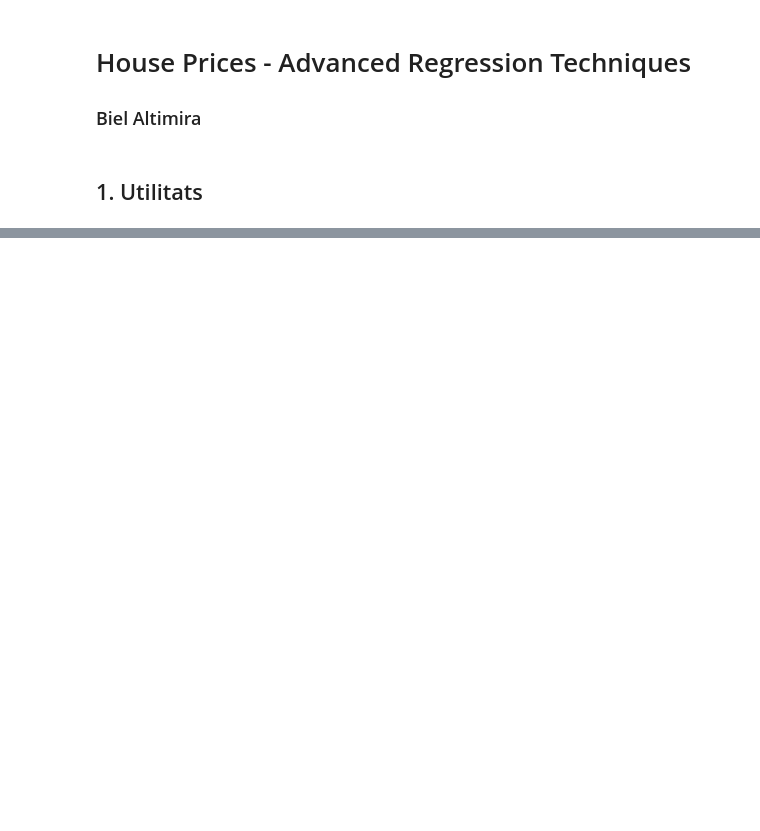
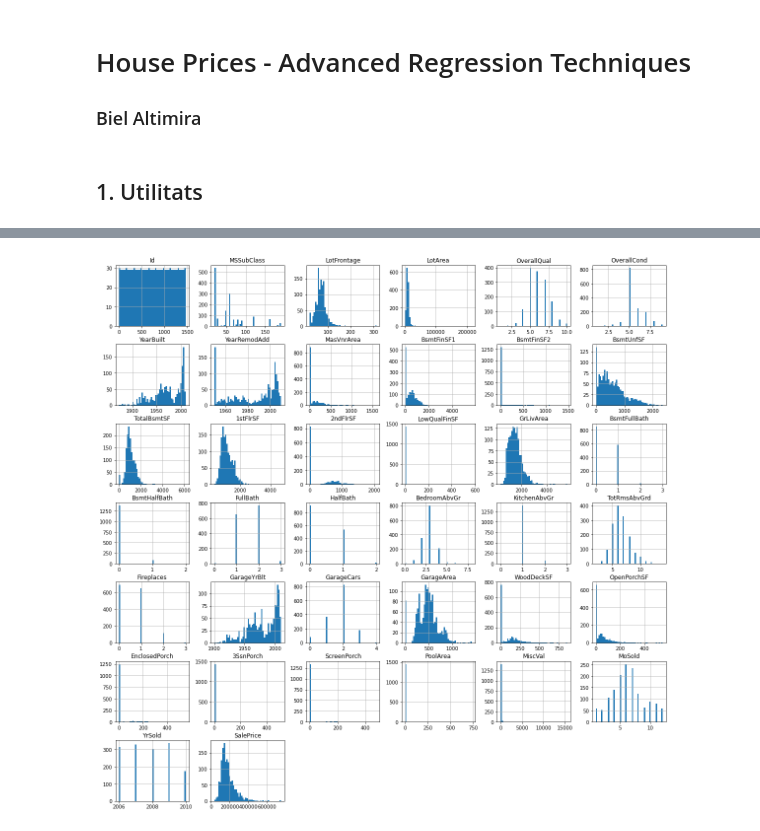
Before and after one commit to Biel-Altimira/house_prices, a Jupyter notebook: house prices/house_prices.ipynb, the cells around one changed output, grey strips where cells are left out. Drawn from its saved outputs; the diff is of its cells as text; code cells hidden in the pictures; blank space fills up the shorter version.

```diff
--- a/house prices/house_prices.ipynb
+++ b/house prices/house_prices.ipynb
@@ -49,0 +86,6 @@ data.head()
+# %%
+%matplotlib inline
+data.hist(bins=50, figsize=(20,20))
+plt.show()
+# %% [output]
+[figure, added]
```
Also changed, not shown: parts of 5 cells of this notebook.
